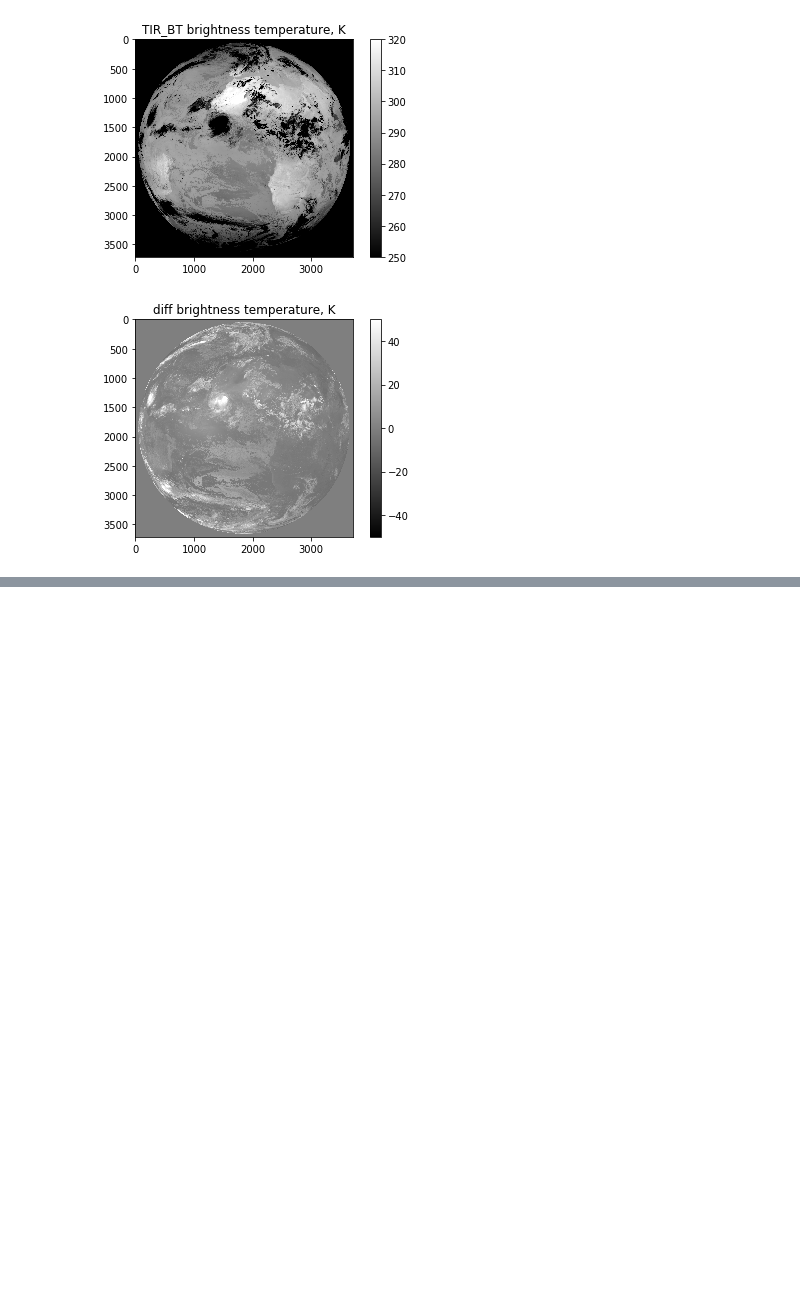
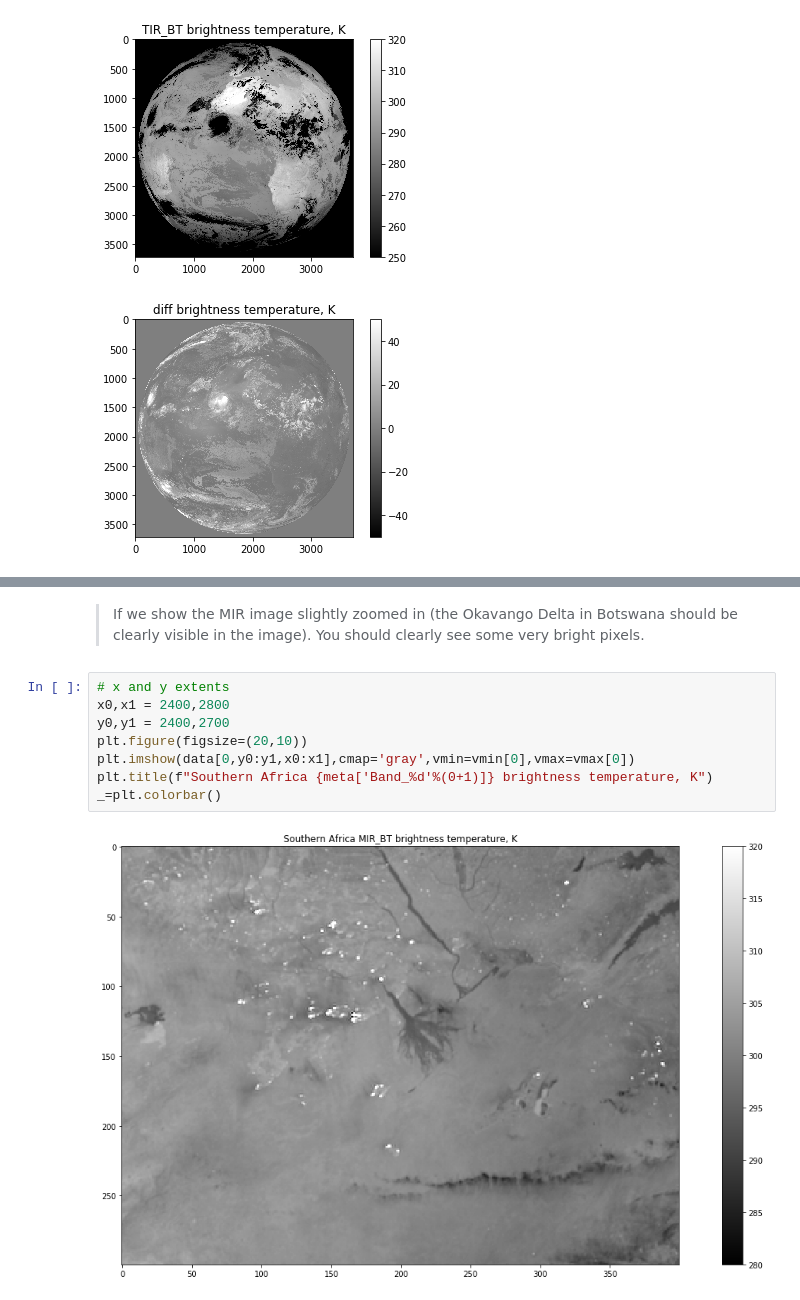
Before and after one commit to profLewis/Wooster_fire_practical, a Jupyter notebook: docs/Fire Emissions Practical.ipynb, the cells around one changed output, grey strips where cells are left out. Cells and saved outputs as stored; diff of their text form; blank space fills up the shorter version.

```diff
--- a/docs/Fire Emissions Practical.ipynb
+++ b/docs/Fire Emissions Practical.ipynb
@@ -336,0 +352,14 @@ for i in range(3):
+# %% [markdown]
+> If we show the MIR image slightly zoomed in (the Okavango Delta in Botswana should be clearly visible in the image).
+> You should clearly see some very bright
+> pixels.
+# %%
+# x and y extents
+x0,x1 = 2400,2800
+y0,y1 = 2400,2700
+plt.figure(figsize=(20,10))
+plt.imshow(data[0,y0:y1,x0:x1],cmap='gray',vmin=vmin[0],vmax=vmax[0])
+plt.title(f"Southern Africa {meta['Band_%d'%(0+1)]} brightness temperature, K")
+_=plt.colorbar()
+# %% [output]
+[figure, added]
```
Also changed, not shown: parts of 14 cells of this notebook, 2 other files.
